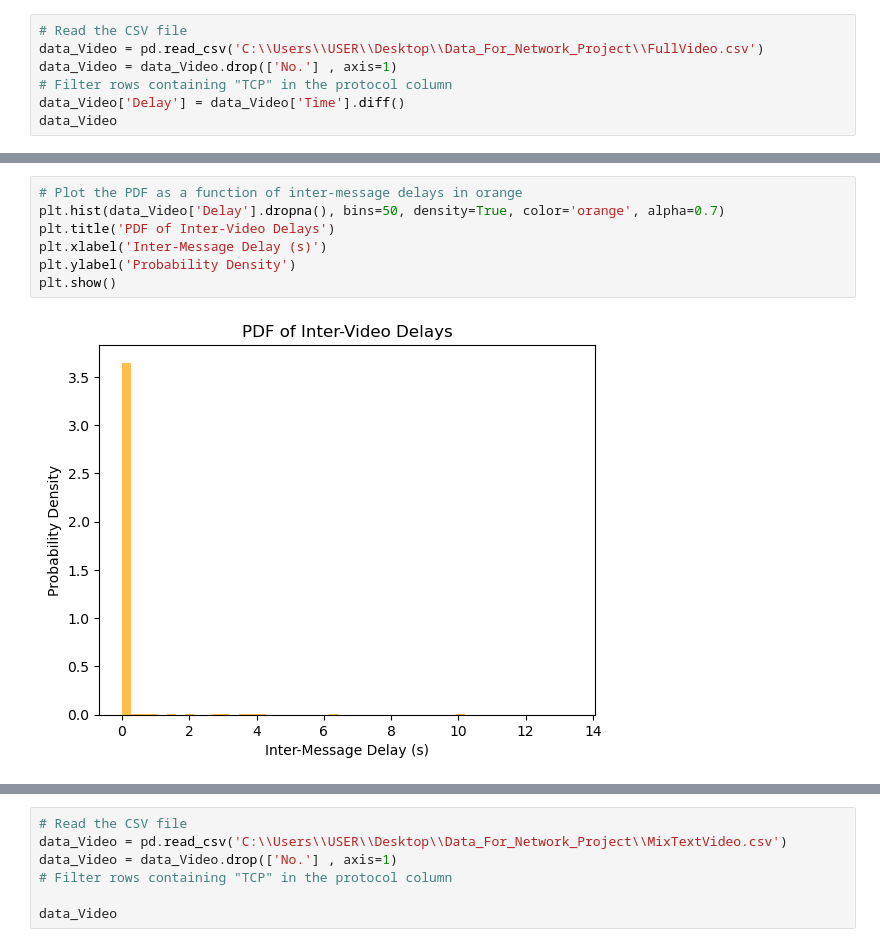
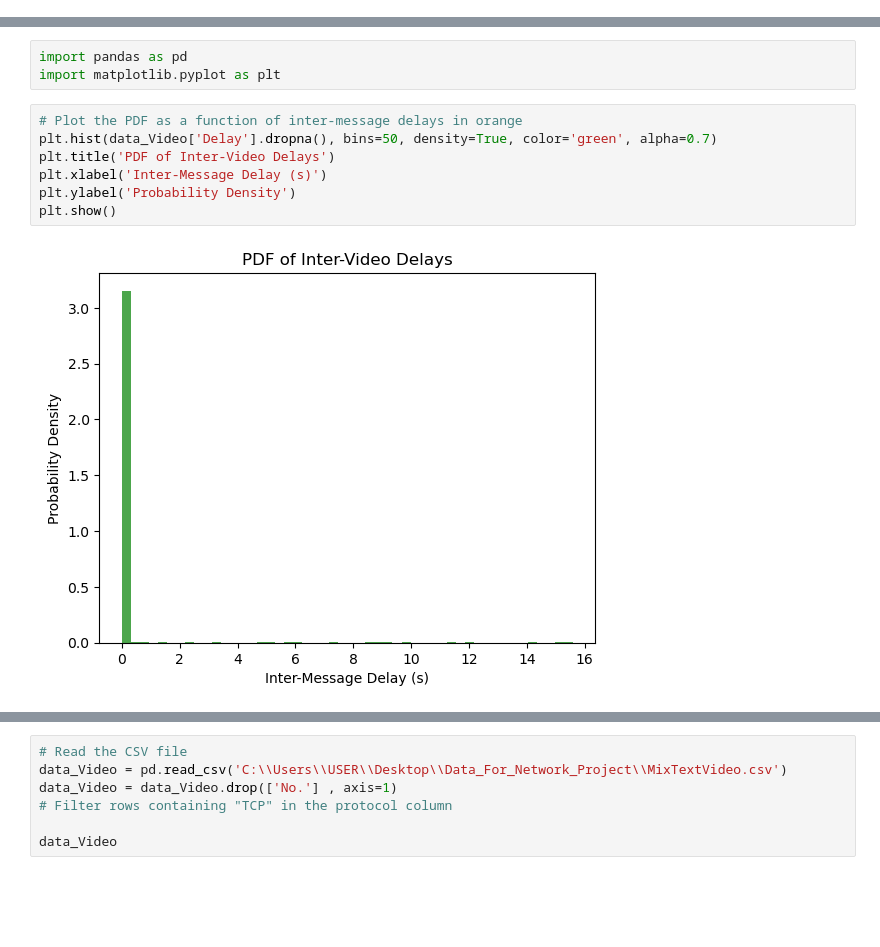
Before and after one commit to Kfirul/Computer_Networks_Final_Project, a Jupyter notebook: Computers Network.ipynb, the cells around one changed output, grey strips where cells are left out. Cells and saved outputs as stored; diff of their text form; blank space fills up the shorter version.

Commit message:
Upload new Graphs with new filter

```diff
--- a/Computers Network.ipynb
+++ b/Computers Network.ipynb
@@ -83,7 +0,0 @@ plt.show()
-# %%
-# Read the CSV file
-data_Video = pd.read_csv('C:\\Users\\USER\\Desktop\\Data_For_Network_Project\\FullVideo.csv')
-data_Video = data_Video.drop(['No.'] , axis=1)
-# Filter rows containing "TCP" in the protocol column
-data_Video['Delay'] = data_Video['Time'].diff()
-data_Video
@@ -104,9 +1,12 @@ data_Video
+# %%
+import pandas as pd
+import matplotlib.pyplot as plt
 # %%
 # Plot the PDF as a function of inter-message delays in orange
-plt.hist(data_Video['Delay'].dropna(), bins=50, density=True, color='orange', alpha=0.7)
+plt.hist(data_Video['Delay'].dropna(), bins=50, density=True, color='green', alpha=0.7)
 plt.title('PDF of Inter-Video Delays')
 plt.xlabel('Inter-Message Delay (s)')
 plt.ylabel('Probability Density')
 plt.show()
 # %% [output]
-[figure, old version]
+[figure, new version]
```
Also changed, not shown: parts of 25 cells of this notebook.
